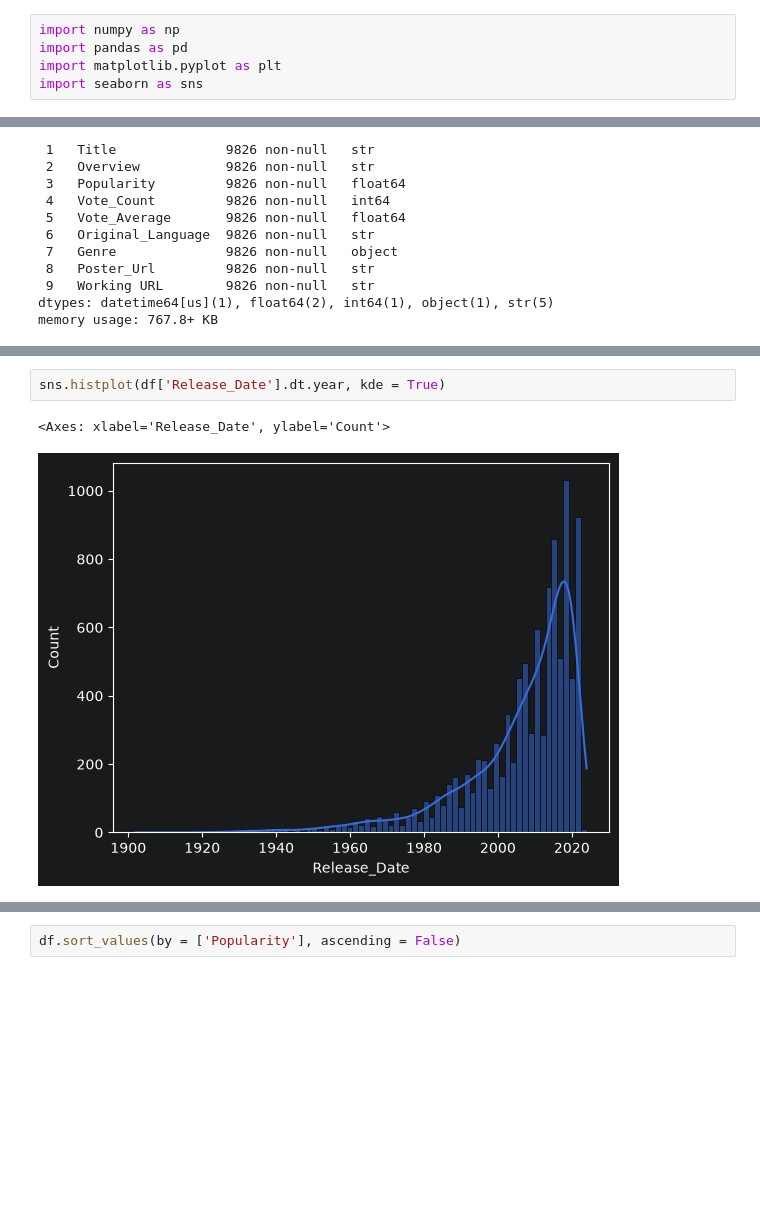
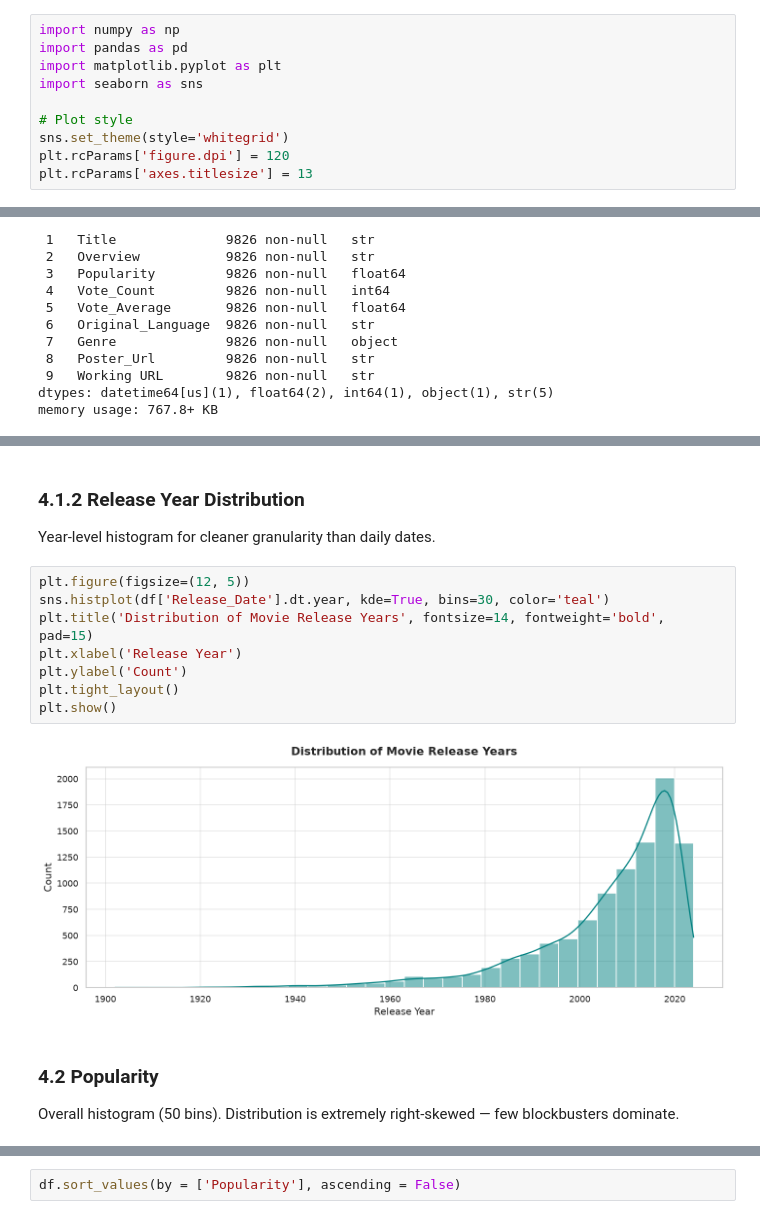
Before and after one commit to AmrElkhodari/top-movies-dataset-eda, a Jupyter notebook: EDA.ipynb, the cells around one changed output, grey strips where cells are left out. Drawn from its saved outputs; the diff is of its cells as text; blank space fills up the shorter version.

```diff
--- a/EDA.ipynb
+++ b/EDA.ipynb
@@ -3,3 +17,8 @@ import numpy as np
 import pandas as pd
 import matplotlib.pyplot as plt
 import seaborn as sns
+
+# Plot style
+sns.set_theme(style='whitegrid')
+plt.rcParams['figure.dpi'] = 120
+plt.rcParams['axes.titlesize'] = 13
@@ -165,6 +242,17 @@ sns.boxplot(data = df, y = 'Release_Date')
+# %% [markdown]
+### 4.1.2 Release Year Distribution
+Year-level histogram for cleaner granularity than daily dates.
 # %%
-sns.histplot(df['Release_Date'].dt.year, kde = True)
+plt.figure(figsize=(12, 5))
+sns.histplot(df['Release_Date'].dt.year, kde=True, bins=30, color='teal')
+plt.title('Distribution of Movie Release Years', fontsize=14, fontweight='bold', pad=15)
+plt.xlabel('Release Year')
+plt.ylabel('Count')
+plt.tight_layout()
+plt.show()
 # %% [output]
-<Axes: xlabel='Release_Date', ylabel='Count'>
-[figure, old version]
+[figure, new version]
+# %% [markdown]
+### 4.2 Popularity
+Overall histogram (50 bins). Distribution is extremely right-skewed — few blockbusters dominate.
 # %%
```
Also changed, not shown: parts of 43 cells of this notebook.
